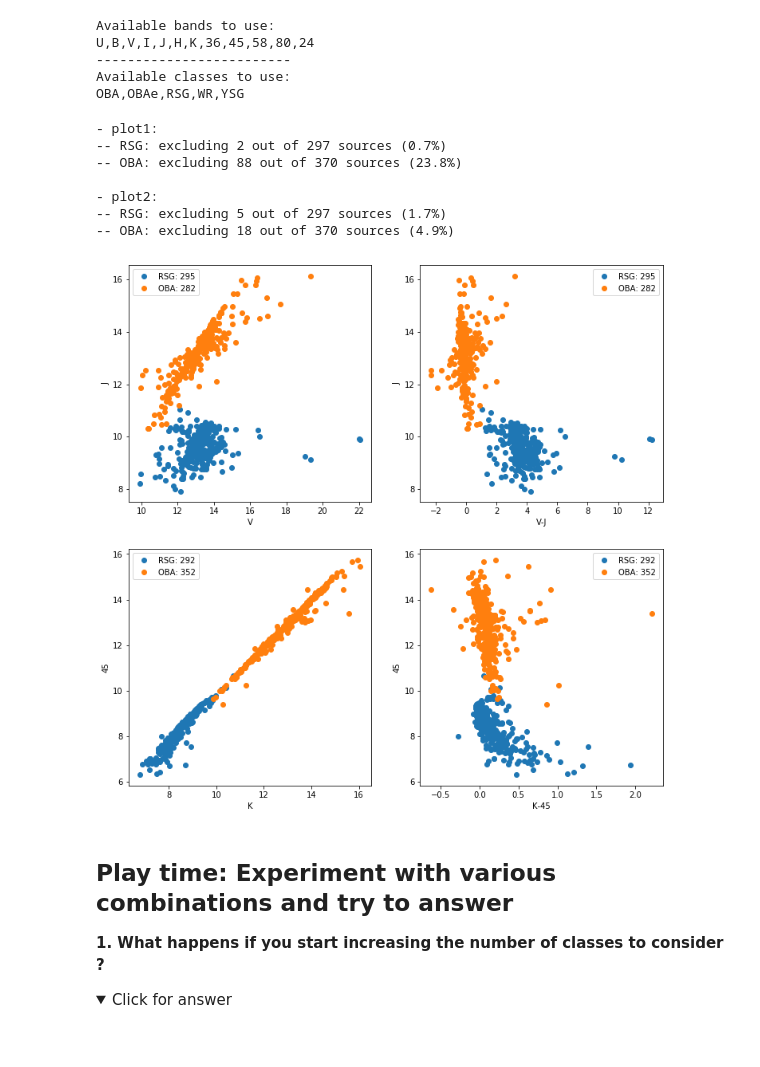
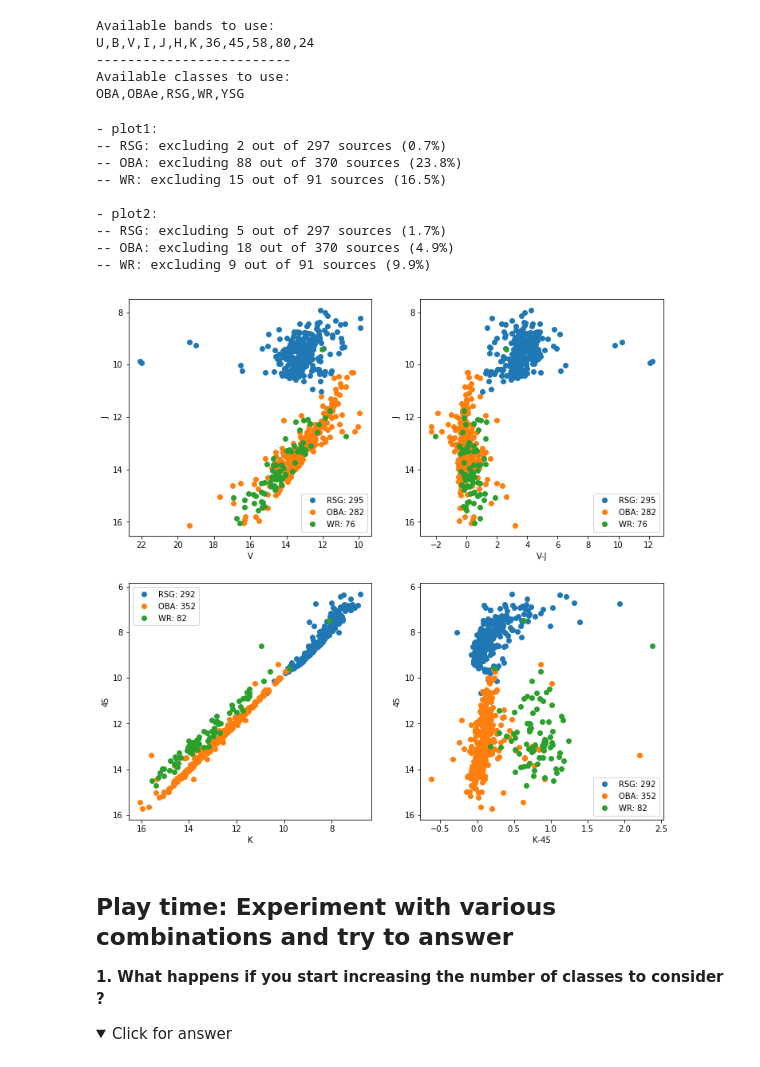
Before and after one commit to astrostatistics-in-crete/2023_summer_school, a Jupyter notebook: ML_Classification/ML_Classification_answerkey.ipynb, the cells around one changed output. Saved outputs shown, nothing was run; the diff lists cells and outputs as text; code cells hidden in the pictures; folded sections open.

```diff
--- a/ML_Classification/ML_Classification_answerkey.ipynb
+++ b/ML_Classification/ML_Classification_answerkey.ipynb
@@ -223,7 +223,7 @@ def selmags( band1, band2, cls):
 fig, ax = plt.subplots(2,2, figsize=(12, 12))
 
 #selected_spt = unique_cls              # if you want to print all
-selected_spt = ['RSG', 'OBA']     # put your selection here
+selected_spt = ['RSG', 'OBA', 'WR']     # put your selection here
 
 # plot 1
 band1_1 = 'V'
@@ -251,34 +251,36 @@ for s in selected_spt:
     ax[0,1].legend()
 
 
 print()
 print('- plot2:')
 for s in selected_spt:
     plt2 = selmags( band2_1, band2_2, s)
     ax[1,0].plot(plt2[0], plt2[1], 'o', label=f'{s}: {len(plt2[0])}')
     ax[1,0].set_xlabel(f'{band2_1}') #'-{band2_2}')
     ax[1,0].set_ylabel(band2_2)
     ax[1,0].invert_yaxis()
     ax[1,0].invert_xaxis()
     ax[1,0].legend()
 
     ax[1,1].plot(plt2[0]-plt2[1], plt2[1], 'o', label=f'{s}: {len(plt2[0])}')
     ax[1,1].set_xlabel(f'{band2_1}-{band2_2}')
     ax[1,1].set_ylabel(band2_2)
     ax[1,1].invert_yaxis()
     ax[1,1].legend()
 
 
 plt.show()
 # %% [output]
 - plot1:
 -- RSG: excluding 2 out of 297 sources (0.7%)
 -- OBA: excluding 88 out of 370 sources (23.8%)
+-- WR: excluding 15 out of 91 sources (16.5%)
 
 - plot2:
 -- RSG: excluding 5 out of 297 sources (1.7%)
 -- OBA: excluding 18 out of 370 sources (4.9%)
+-- WR: excluding 9 out of 91 sources (9.9%)
-[figure, old version]
+[figure, new version]
 # %% [markdown]
 ## Play time: Experiment with various combinations and try to answer
 
```
Also changed, not shown: parts of 6 cells of this notebook, 1 other file.
